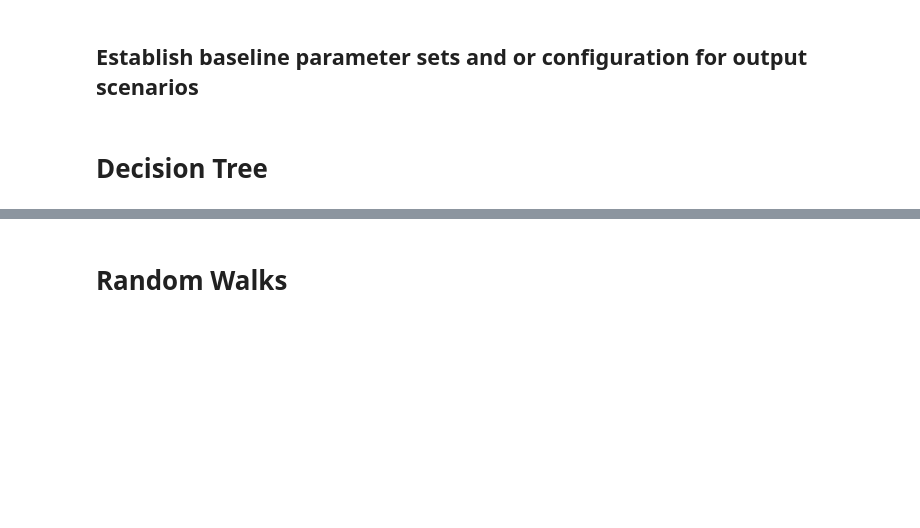
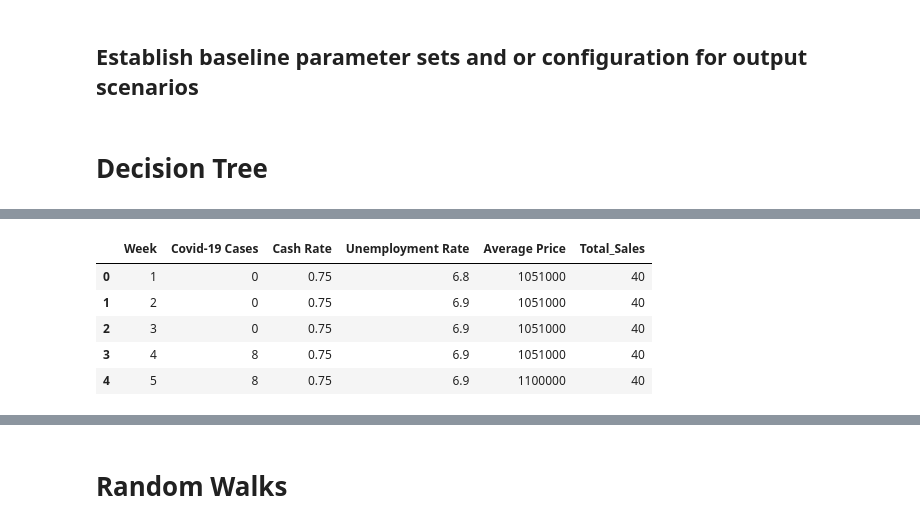
Before and after one commit to 13269384/41189-assignment-template, a Jupyter notebook: 41189 Modelling Assignment.ipynb, the cells around one changed output, grey strips where cells are left out. Drawn from its saved outputs; the diff is of its cells as text; code cells hidden in the pictures; blank space fills up the shorter version.

```diff
--- a/41189 Modelling Assignment.ipynb
+++ b/41189 Modelling Assignment.ipynb
@@ -459,0 +445,12 @@ print(p8)
+# %%
+col_names = ['Week','Covid-19 Cases','Cash Rate','Unemployment Rate','Average Price','Total_Sales']
+# load dataset
+df = pd.read_csv("worstCaseScenario.csv")
+df.head()
+# %% [output]
+|  | Week | Covid-19 Cases | Cash Rate | Unemployment Rate | Average Price | Total_Sales |
+| 0 | 1 | 0 | 0.75 | 6.8 | 1051000 | 40 |
+| 1 | 2 | 0 | 0.75 | 6.9 | 1051000 | 40 |
+| 2 | 3 | 0 | 0.75 | 6.9 | 1051000 | 40 |
+| 3 | 4 | 8 | 0.75 | 6.9 | 1051000 | 40 |
+| 4 | 5 | 8 | 0.75 | 6.9 | 1100000 | 40 |
```
Also changed, not shown: parts of 52 cells of this notebook, 2 other files.
